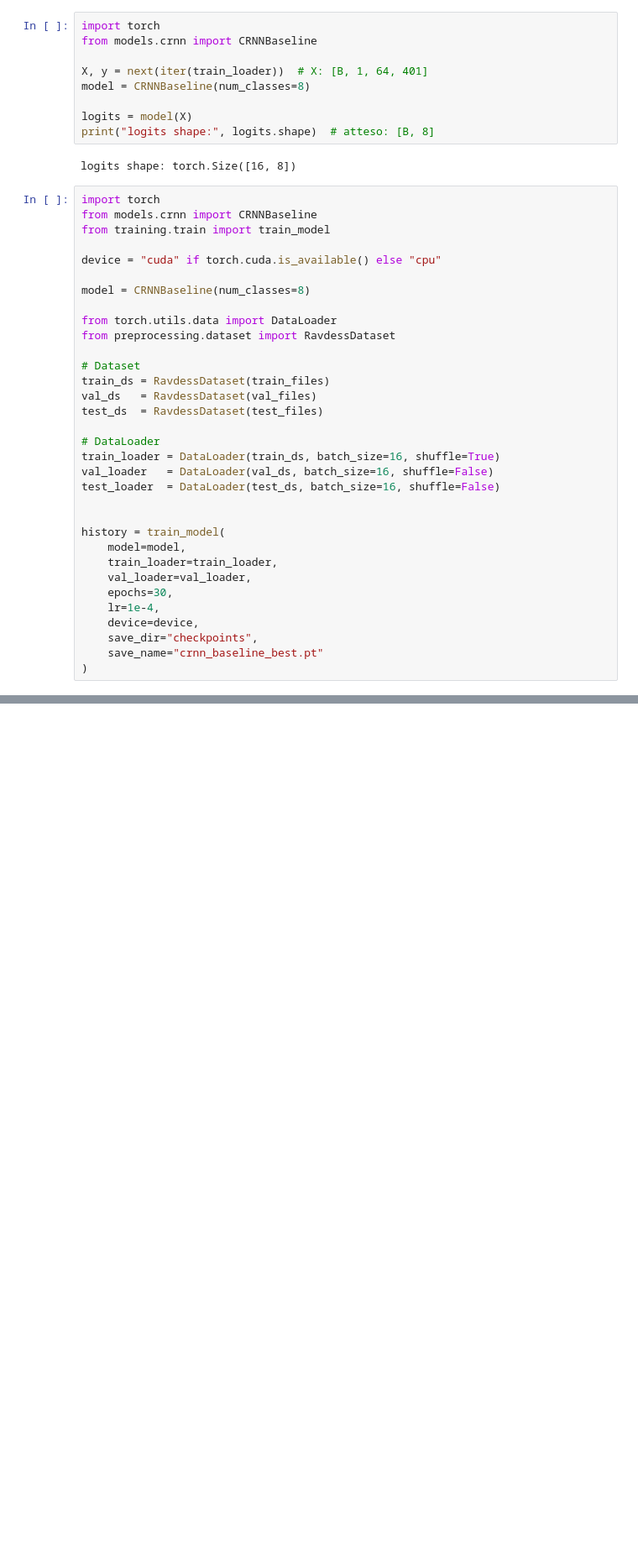
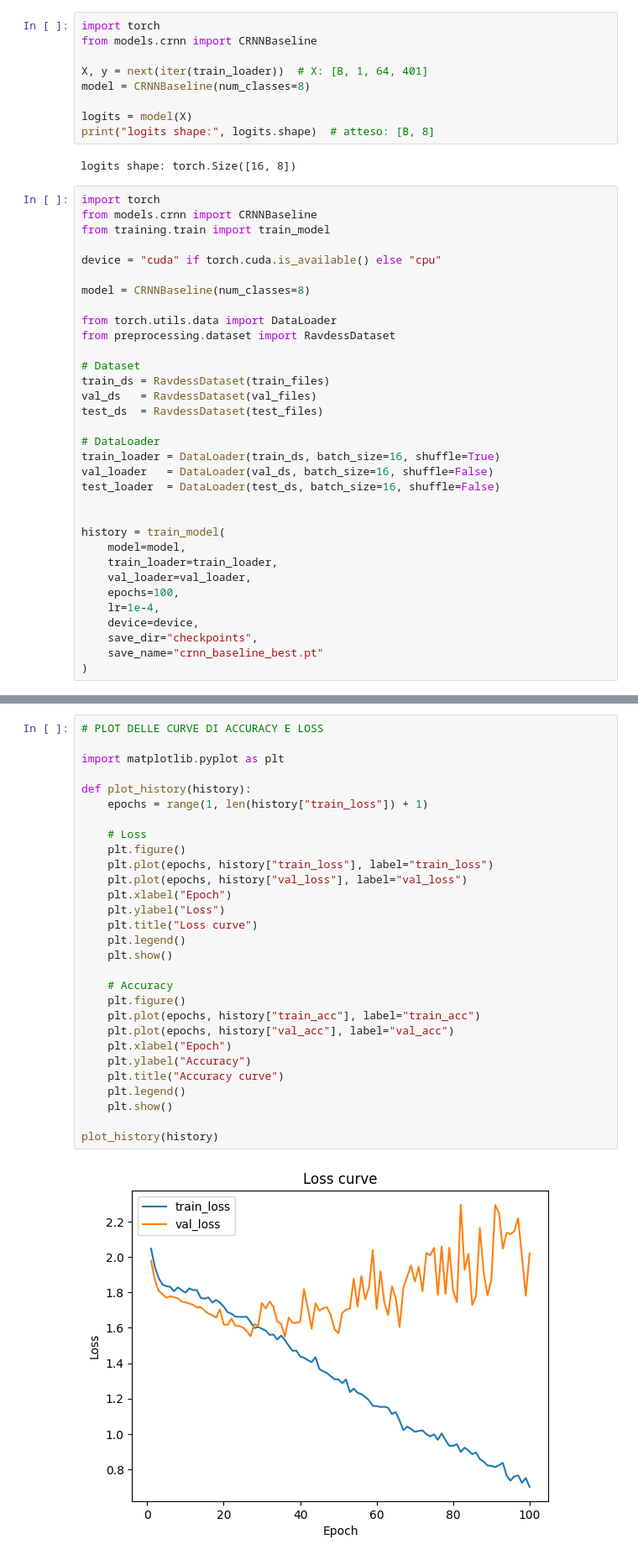
Before and after one commit to Lorenzoo17/SER-Machine-Learning-Project, a Jupyter notebook: notebooks/preprocessing.ipynb, the cells around one changed output, grey strips where cells are left out. Shown: that part at 84% size. Drawn from its saved outputs; the diff is of its cells as text; blank space fills up the shorter version.

Commit message:
Add function for plots and summary parameters

```diff
--- a/notebooks/preprocessing.ipynb
+++ b/notebooks/preprocessing.ipynb
@@ -149,7 +149,7 @@ history = train_model(
     model=model,
     train_loader=train_loader,
     val_loader=val_loader,
-    epochs=30,
+    epochs=100,
     lr=1e-4,
     device=device,
     save_dir="checkpoints",
@@ -233,0 +234,31 @@ plt.show()
+# %%
+# PLOT DELLE CURVE DI ACCURACY E LOSS
+
+import matplotlib.pyplot as plt
+
+def plot_history(history):
+    epochs = range(1, len(history["train_loss"]) + 1)
+
+    # Loss
+    plt.figure()
+    plt.plot(epochs, history["train_loss"], label="train_loss")
+    plt.plot(epochs, history["val_loss"], label="val_loss")
+    plt.xlabel("Epoch")
+    plt.ylabel("Loss")
+    plt.title("Loss curve")
+    plt.legend()
+    plt.show()
+
+    # Accuracy
+    plt.figure()
+    plt.plot(epochs, history["train_acc"], label="train_acc")
+    plt.plot(epochs, history["val_acc"], label="val_acc")
+    plt.xlabel("Epoch")
+    plt.ylabel("Accuracy")
+    plt.title("Accuracy curve")
+    plt.legend()
+    plt.show()
+
+plot_history(history)
+# %% [output]
+[figure, added]
```
Also changed, not shown: parts of 6 cells of this notebook, 1 other file.
